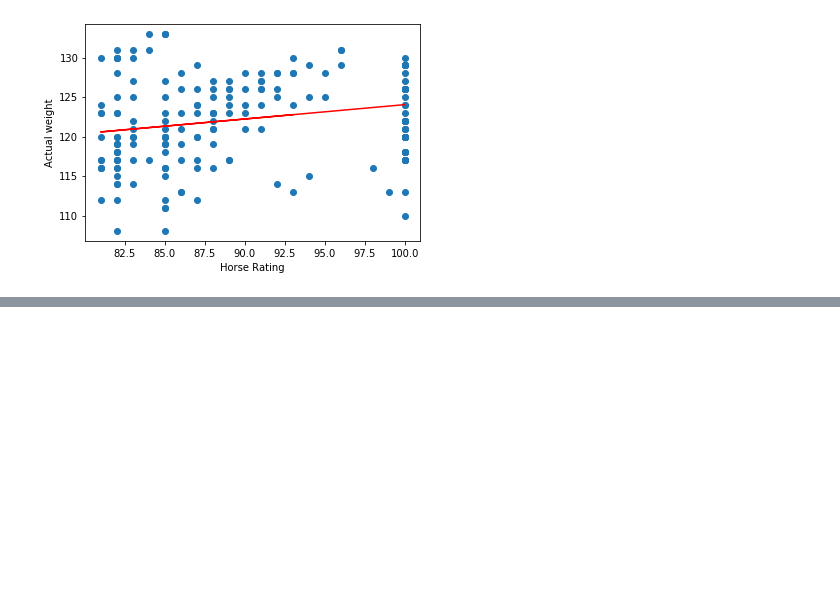
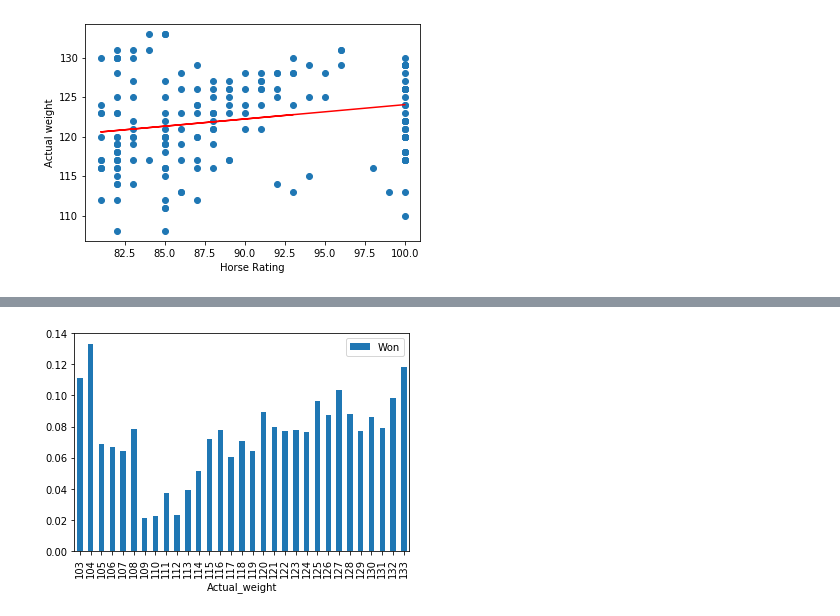
Before and after one commit to Mariovmtz/BootCamp_Project_1, a Jupyter notebook: horse_racing.ipynb, the cells around one changed output, grey strips where cells are left out. Cells and saved outputs as stored; diff of their text form; code cells hidden in the pictures; blank space fills up the shorter version.

```diff
--- a/horse_racing.ipynb
+++ b/horse_racing.ipynb
@@ -155,11 +185,11 @@ final_df=final_df.rename(columns={"race_id_x":"Race_id",
                                  "actual_weight":"Actual_weight",
                                  "finish_time":"Finish_time",
                                  "race_course":"Course",
-                                 "race_class":"Class",
+                                 "race_class_x":"Class",
                                  "race_name":"Race_name",
                                  "track":"Track",
                                  "horse_name":"Horse_name",
                                  "jockey":"Jockey",
                                  "trainer":"Trainer",
-                                 "declared_horse_weight":"Declared_weight",
+                                 "declared_weight":"Declared_weight",
                                  })
@@ -292,0 +400,6 @@ SpecificationError: nested renamer is not supported
+# %%
+P=pd.DataFrame(final_df.groupby('Actual_weight')['Won'].mean())
+P.plot.bar()
+plt.show()
+# %% [output]
+[figure, added]
```
Also changed, not shown: parts of 51 cells of this notebook.
